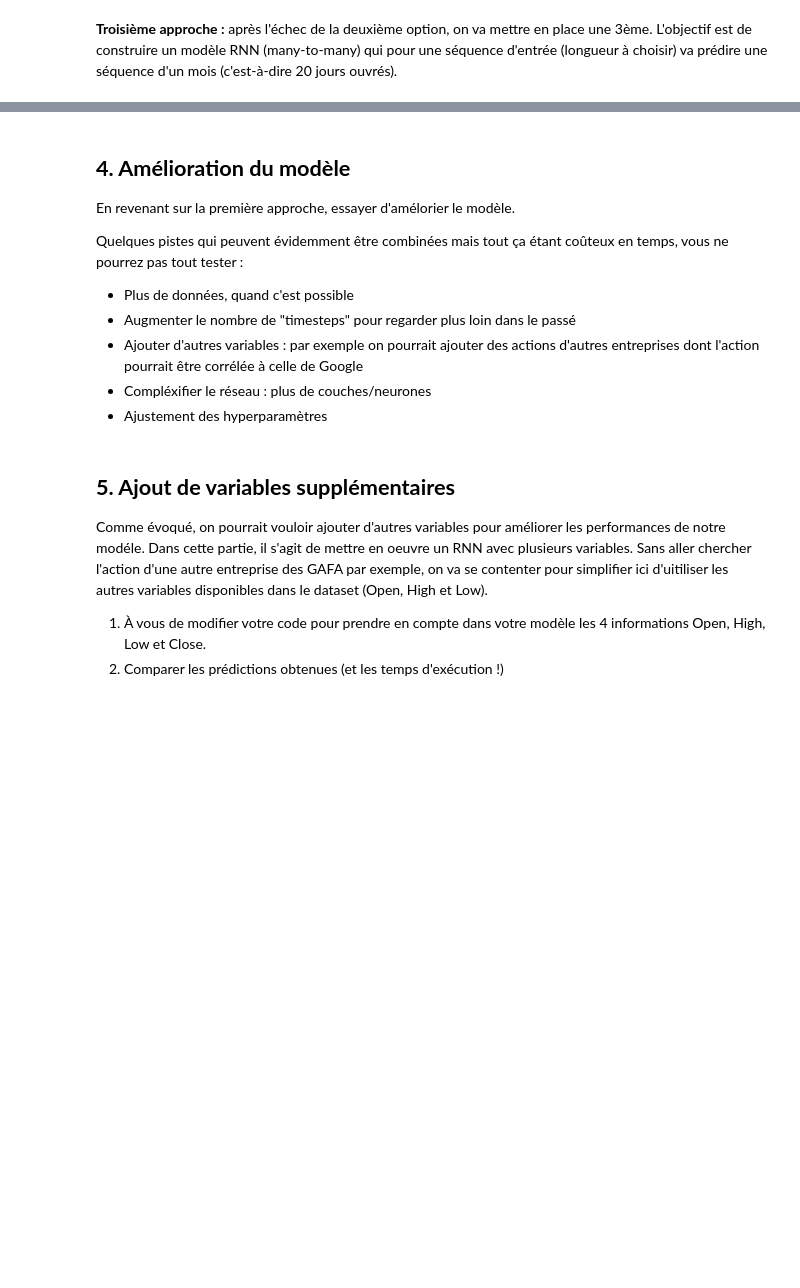
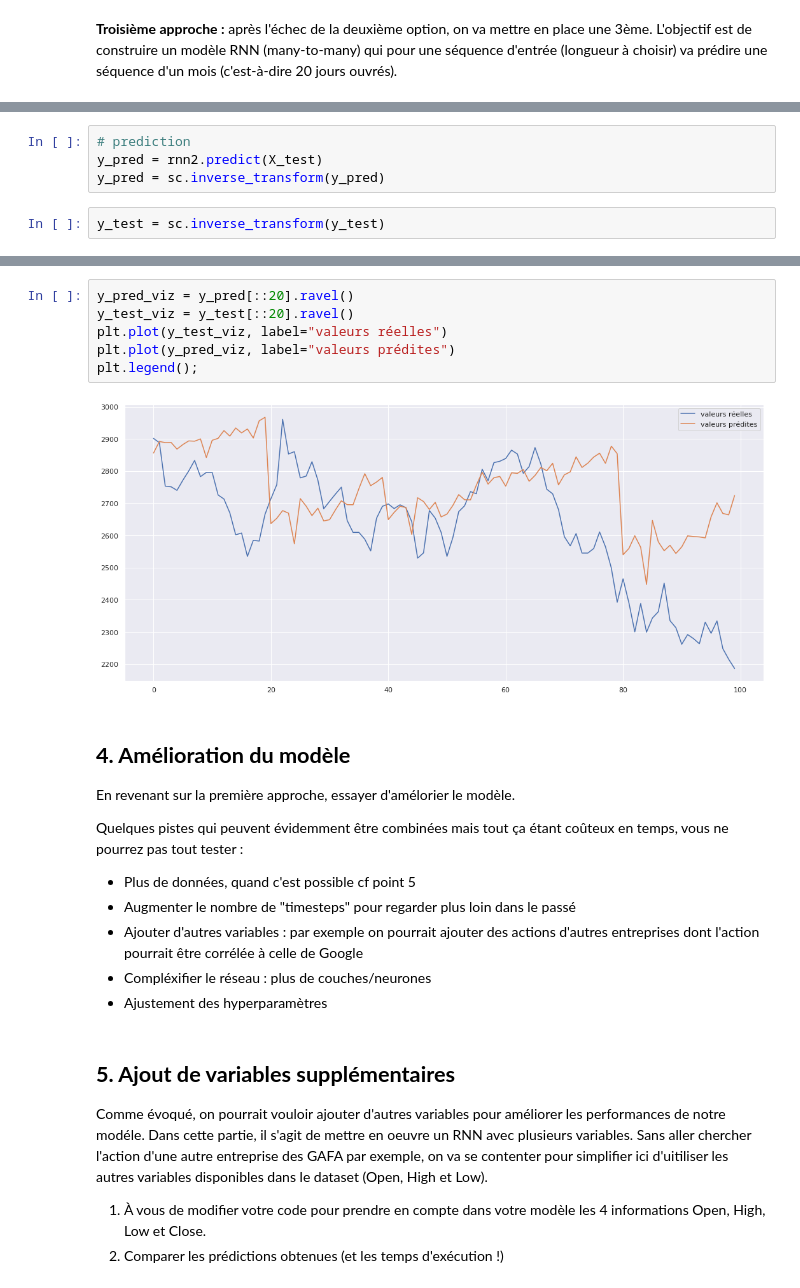
Before and after one commit to louiskuhn/IA-P2-Euskadi, a Jupyter notebook: Ressources/Deep Learning/Recurrent Neural Network/RNN 1 - Prediction actions Google.ipynb, the cells around one changed output, grey strips where cells are left out. Drawn from its saved outputs; the diff is of its cells as text; blank space fills up the shorter version.

```diff
--- a/Ressources/Deep Learning/Recurrent Neural Network/RNN 1 - Prediction actions Google.ipynb
+++ b/Ressources/Deep Learning/Recurrent Neural Network/RNN 1 - Prediction actions Google.ipynb
@@ -301,0 +386,6 @@ y_df.plot();
+# %%
+# prediction
+y_pred = rnn2.predict(X_test)
+y_pred = sc.inverse_transform(y_pred)
+# %%
+y_test = sc.inverse_transform(y_test)
@@ -302,10 +407,18 @@ y_df.plot();
+# %%
+y_pred_viz = y_pred[::20].ravel()
+y_test_viz = y_test[::20].ravel()
+plt.plot(y_test_viz, label="valeurs réelles")
+plt.plot(y_pred_viz, label="valeurs prédites")
+plt.legend();
+# %% [output]
+[figure, added]
 # %% [markdown]
 ## **4. Amélioration du modèle**
 
 En revenant sur la première approche, essayer d'amélorier le modèle.
 
 Quelques pistes qui peuvent évidemment être combinées mais tout ça étant coûteux en temps, vous ne pourrez pas tout tester :
-- Plus de données, quand c'est possible
+- Plus de données, quand c'est possible cf point 5
 - Augmenter le nombre de "timesteps" pour regarder plus loin dans le passé
 - Ajouter d'autres variables : par exemple on pourrait ajouter des actions d'autres entreprises dont l'action pourrait être corrélée à celle de Google
 - Compléxifier le réseau : plus de couches/neurones
```
Also changed, not shown: parts of 24 cells of this notebook, 1 other file.
